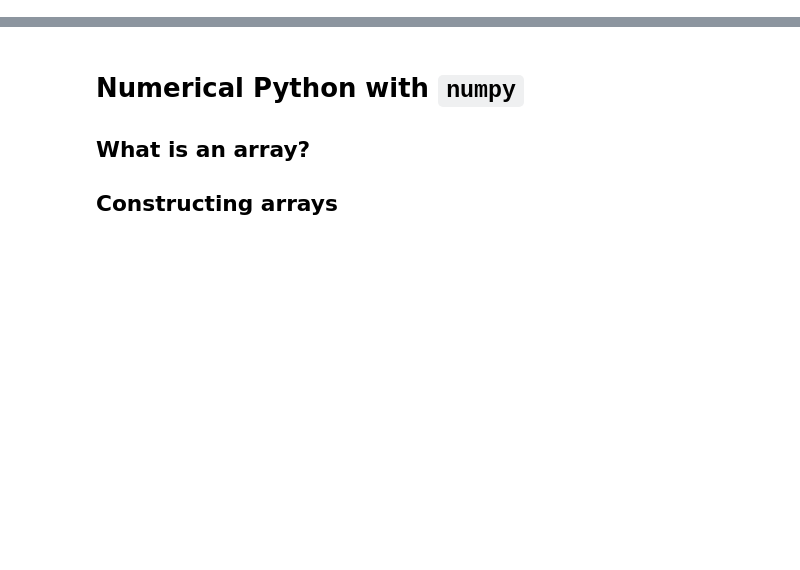
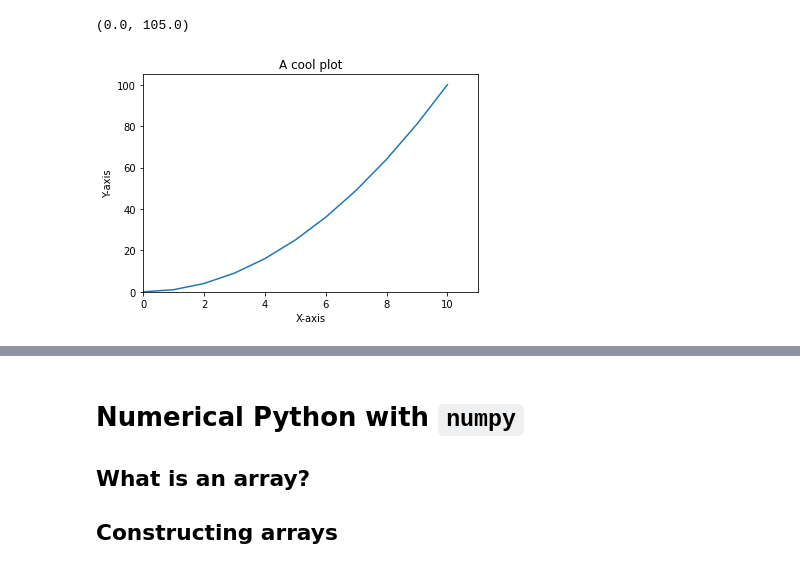
Before and after one commit to UWA-Maths-Union/mu-workshops, a Jupyter notebook: 2022/python/workshop2/workshop2-scientific-python.ipynb, the cells around one changed output, grey strips where cells are left out. Drawn from its saved outputs; the diff is of its cells as text; code cells hidden in the pictures; blank space fills up the shorter version.

```diff
--- a/2022/python/workshop2/workshop2-scientific-python.ipynb
+++ b/2022/python/workshop2/workshop2-scientific-python.ipynb
@@ -174,0 +468,20 @@ plt.plot(x, y)
+# %%
+x = [0, 1, 2, 3, 4, 5, 6, 7, 8, 9, 10]
+y1 = []
+y2 = []
+for i in x:
+    y1.append(i ** 2)
+    y2.append(i ** 3)
+
+fig, ax = plt.subplots() # Create the figure and axes
+
+# Note here we call the methods DIRECTLY on the ax object
+ax.plot(x, y)
+ax.set_xlabel("X-axis")
+ax.set_ylabel("Y-axis")
+ax.set_title("A cool plot")
+ax.set_xlim(0, 11)
+ax.set_ylim(0, 105)
+# %% [output]
+(0.0, 105.0)
+[figure, added]
```
Also changed, not shown: parts of 39 cells of this notebook.
